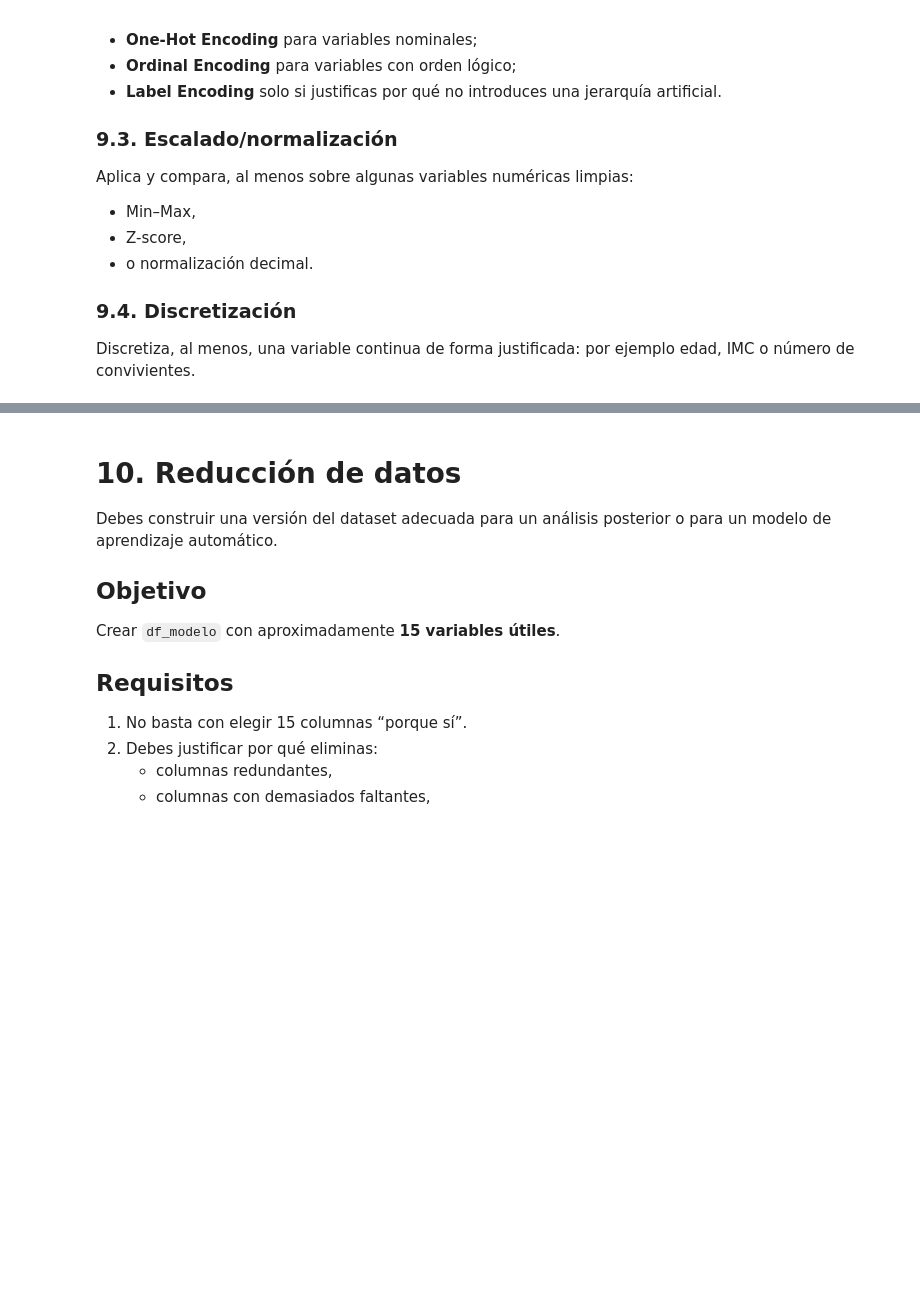
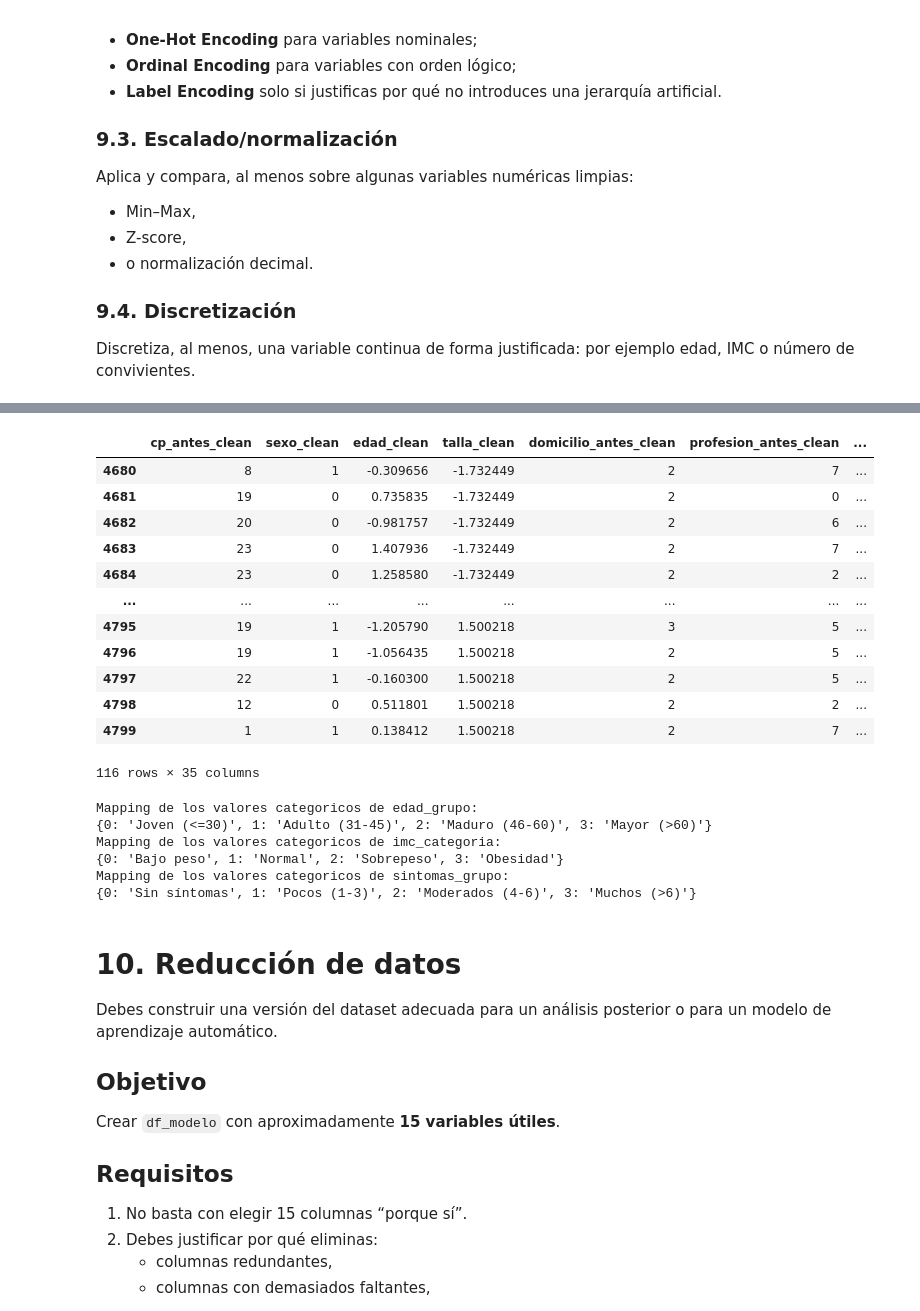
Before and after one commit to mxgueladrx/uma-25-26-2, a Jupyter notebook: AC1/Practica1/Notebook_Limpieza_EncuestaCOVID_ENUNCIADO.ipynb, the cells around one changed output, grey strips where cells are left out. Saved outputs shown, nothing was run; the diff lists cells and outputs as text; code cells hidden in the pictures; blank space fills up the shorter version.

```diff
--- a/AC1/Practica1/Notebook_Limpieza_EncuestaCOVID_ENUNCIADO.ipynb
+++ b/AC1/Practica1/Notebook_Limpieza_EncuestaCOVID_ENUNCIADO.ipynb
@@ -1530,11 +1736,66 @@ por ejemplo edad, IMC o número de convivientes.
+# %%
+df_trabajo["imc"] = (df_trabajo["peso_clean"] // ((df_trabajo["talla_clean"] / 100)**2)).astype(int)
 # %%
 # TODO:
 # aplica aquí algún escalado a varias variables numéricas limpias
 # Puedes crear un dataframe aparte con las variables escaladas
+from sklearn.preprocessing import StandardScaler
+
+cols_a_escalar = [
+    "peso_clean", "edad_clean", "talla_clean", "transporte_clean",
+    "seguridad_frecuencia_clean", "total_enfermedades",
+    "total_sintomas", "total_vacunas", "suplementos_clean"
+]
+
+df_escalado = df_trabajo.copy()
+
+scaler = StandardScaler()
+df_escalado[cols_a_escalar] = scaler.fit_transform(df_escalado[cols_a_escalar])
+
+display(df_escalado)
+# %% [output]
+|  | cp_antes_clean | sexo_clean | edad_clean | talla_clean | domicilio_antes_clean | profesion_antes_clean | ... |
+| 4680 | 8 | 1 | -0.309656 | -1.732449 | 2 | 7 | ... |
+| 4681 | 19 | 0 | 0.735835 | -1.732449 | 2 | 0 | ... |
+| 4682 | 20 | 0 | -0.981757 | -1.732449 | 2 | 6 | ... |
+| 4683 | 23 | 0 | 1.407936 | -1.732449 | 2 | 7 | ... |
+| 4684 | 23 | 0 | 1.258580 | -1.732449 | 2 | 2 | ... |
+| ... | ... | ... | ... | ... | ... | ... | ... |
+| 4795 | 19 | 1 | -1.205790 | 1.500218 | 3 | 5 | ... |
+| 4796 | 19 | 1 | -1.056435 | 1.500218 | 2 | 5 | ... |
+| 4797 | 22 | 1 | -0.160300 | 1.500218 | 2 | 5 | ... |
+| 4798 | 12 | 0 | 0.511801 | 1.500218 | 2 | 2 | ... |
+| 4799 | 1 | 1 | 0.138412 | 1.500218 | 2 | 7 | ... |
+116 rows × 35 columns
 # %%
 # TODO:
 # discretiza aquí al menos una variable continua
 # Ejemplos: edad por rangos, IMC por categorías, etc.
+
+bins_edad = [0, 30, 45, 60, 100]
+labels_edad = ["Joven (<=30)", "Adulto (31-45)", "Maduro (46-60)", "Mayor (>60)"]
+df_trabajo["edad_grupo"] = pd.cut(df_trabajo["edad_clean"], bins=bins_edad, labels=labels_edad, include_lowest=True)
+
+bins_imc = [0, 18.5, 25, 30, 100]
+labels_imc = ["Bajo peso", "Normal", "Sobrepeso", "Obesidad"]
+df_trabajo["imc_categoria"] = pd.cut(df_trabajo["imc"], bins=bins_imc, labels=labels_imc, include_lowest=True)
+
+bins_sint = [-1, 0, 3, 6, 15]
+labels_sint = ["Sin síntomas", "Pocos (1-3)", "Moderados (4-6)", "Muchos (>6)"]
+df_trabajo["sintomas_grupo"] = pd.cut(df_trabajo["total_sintomas"], bins=bins_sint, labels=labels_sint)
+
+for c in ["edad_grupo", "imc_categoria", "sintomas_grupo"]:
+    df_trabajo[c] = df_trabajo[c].astype('category')
+    mapping = dict(enumerate(df_trabajo[c].cat.categories))
+    df_trabajo[c] = df_trabajo[c].cat.codes
+    print(f"Mapping de los valores categoricos de {c}: \n{mapping}")
+# %% [output]
+Mapping de los valores categoricos de edad_grupo:
+{0: 'Joven (<=30)', 1: 'Adulto (31-45)', 2: 'Maduro (46-60)', 3: 'Mayor (>60)'}
+Mapping de los valores categoricos de imc_categoria:
+{0: 'Bajo peso', 1: 'Normal', 2: 'Sobrepeso', 3: 'Obesidad'}
+Mapping de los valores categoricos de sintomas_grupo:
+{0: 'Sin síntomas', 1: 'Pocos (1-3)', 2: 'Moderados (4-6)', 3: 'Muchos (>6)'}
 # %% [markdown]
 # 10. Reducción de datos
 
```
Also changed, not shown: parts of 15 cells of this notebook, 12 other files.
